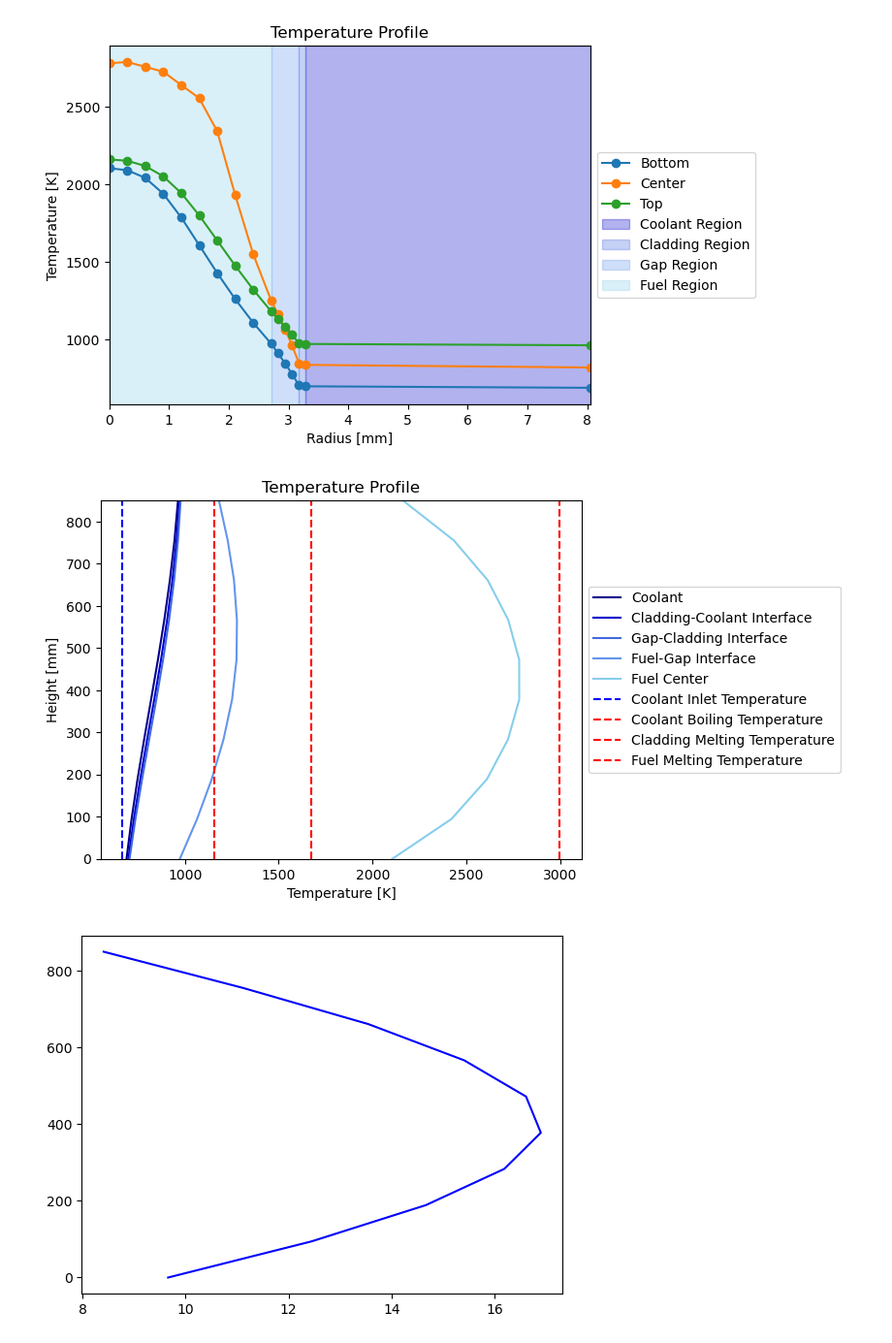
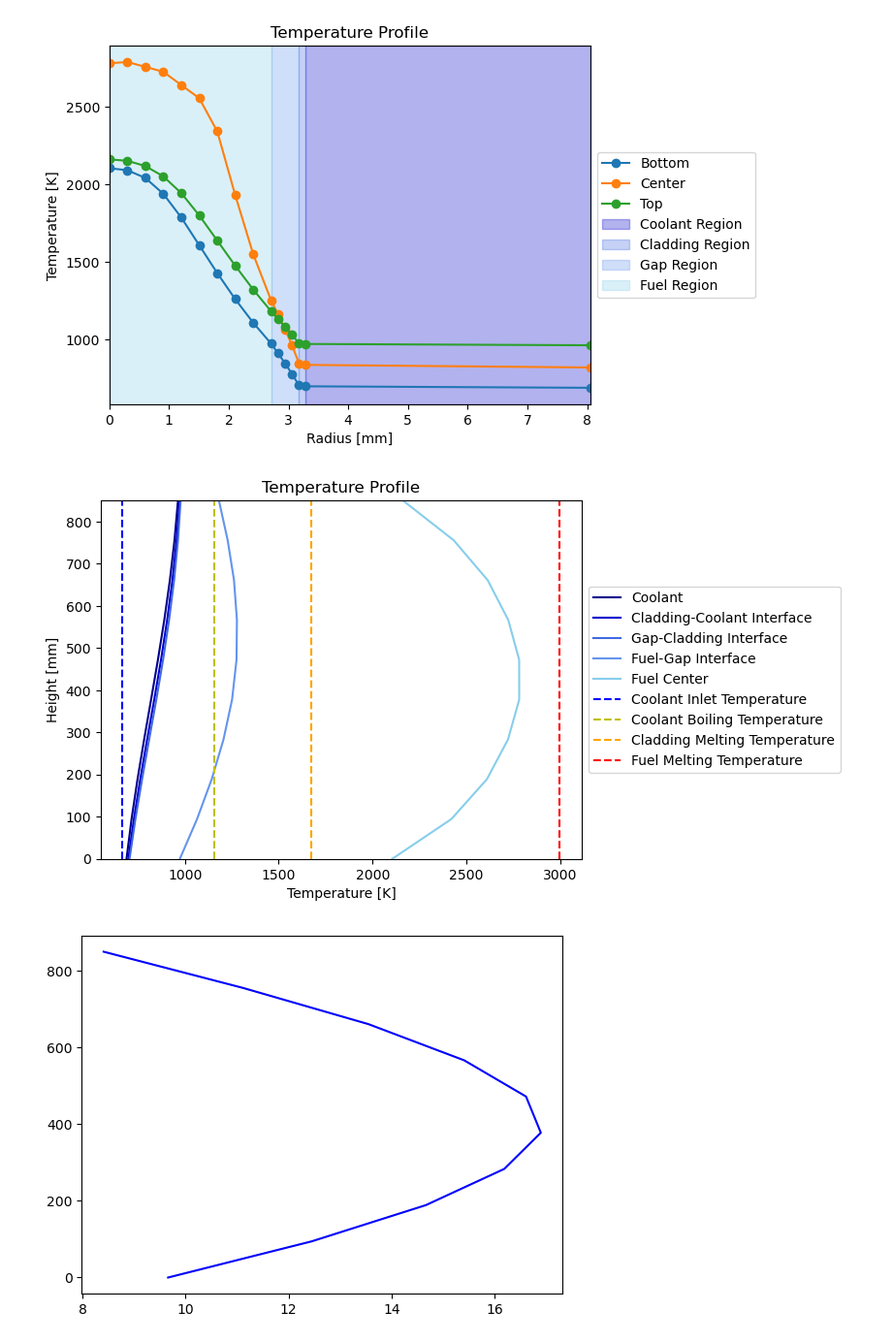
Before and after one commit to simo-pagliu/NDT-Homeworks, a Jupyter notebook: Verification.ipynb, the cells around one changed output. Shown at 97% size. Drawn from its saved outputs; the diff is of its cells as text; code cells hidden in the pictures.

```diff
--- a/Verification.ipynb
+++ b/Verification.ipynb
@@ -370,36 +370,36 @@ h_vals = Geometrical_Data.h_values
 to_plot = 5
 for i in range(to_plot):
     temp_axial = [f.get_temperature_at_point(h, r_to_plot[i], vars.T_map) for h in h_vals]
     plt.plot(temp_axial, h_vals*1e3, label=labels[i], color=colors[i])
 
 # Plot a line at the coolant inlet temperature
 plt.axvline(x=ThermoHydraulics.coolant_inlet_temp, color='b', linestyle='--', label='Coolant Inlet Temperature')
 
 # Plot a line at the coolant boling temperature
-plt.axvline(x=Coolant_Proprieties.Boiling_Temperature + 273, color='r', linestyle='--', label='Coolant Boiling Temperature')
+plt.axvline(x=Coolant_Proprieties.Boiling_Temperature + 273, color='y', linestyle='--', label='Coolant Boiling Temperature')
 
 # Plot a line at the cladding melting temperature
-plt.axvline(x=Cladding_Proprieties.Melting_Temperature, color='r', linestyle='--', label='Cladding Melting Temperature')
+plt.axvline(x=Cladding_Proprieties.Melting_Temperature, color='orange', linestyle='--', label='Cladding Melting Temperature')
 
 # Plot a line at the fuel melting temperature
 stechiometry = 2 - Fuel_Proprieties.Oxigen_to_metal_ratio
 pu_weight = 0.29
 plt.axvline(x=Fuel_Proprieties.Melting_Temperature(pu_weight,stechiometry,Burnup), color='r', linestyle='--', label='Fuel Melting Temperature')
 
 # Set title and axis labels
 plt.title('Temperature Profile')
 plt.ylabel('Height [mm]')
 plt.ylim(0, 850)
 plt.xlabel('Temperature [K]')
 
 # Put the legend outside the plot
 plt.legend()
 plt.legend(loc='center left', bbox_to_anchor=(1, 0.5))
 
 # Show the figure
 plt.show()
 # %% [output]
-[figure, old version]
+[figure, new version]
 # %%
 # plot the difference between the coolant profile and the cladding profile
 temp_coolant = [-f.get_temperature_at_point(h, r_to_plot[0], vars.T_map) + f.get_temperature_at_point(h, r_to_plot[1], vars.T_map) for h in h_vals]
```
Also changed, not shown: parts of 3 cells of this notebook, 9 other files.
